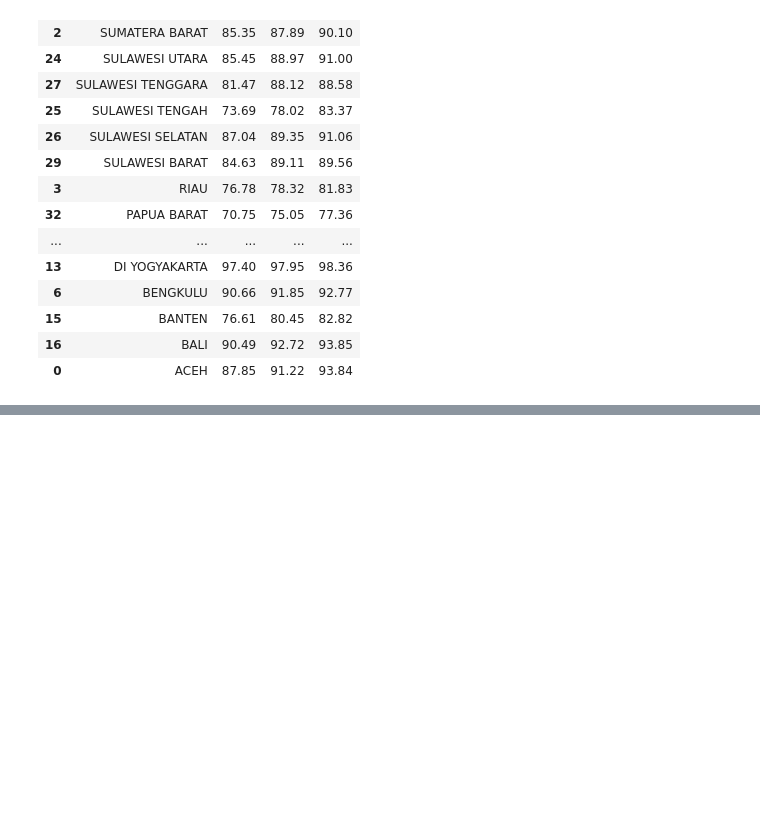
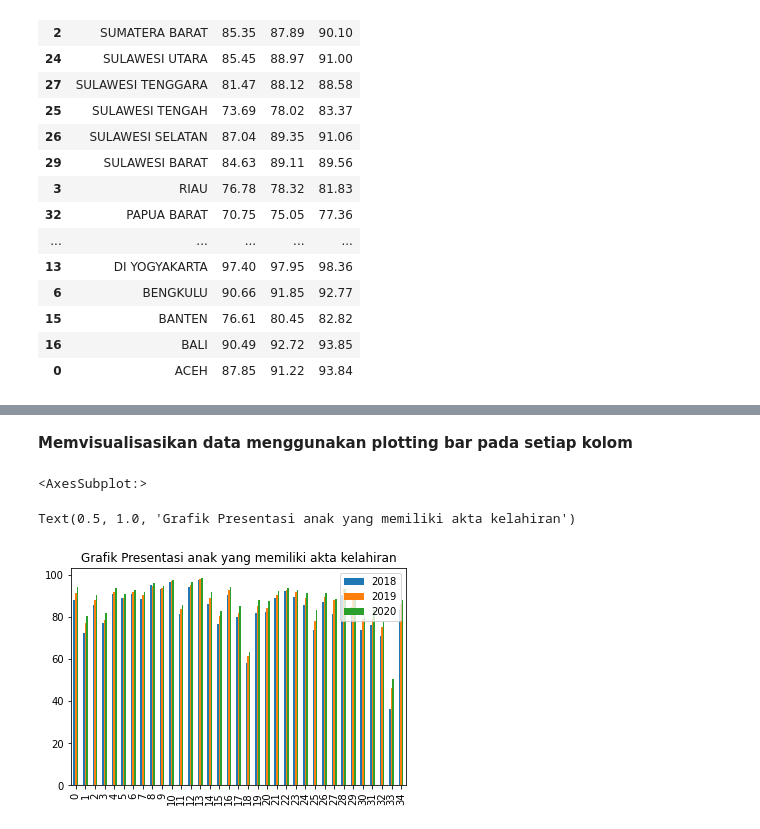
Before and after one commit to Kamaludin08/Project-Python, a Jupyter notebook: Project.ipynb, the cells around one changed output, grey strips where cells are left out. Cells and saved outputs as stored; diff of their text form; code cells hidden in the pictures; blank space fills up the shorter version.

```diff
--- a/Project.ipynb
+++ b/Project.ipynb
@@ -131,0 +248,9 @@ display(data_persentase.sort_values(by = 'Provinsi', ascending = 0))
+# %% [markdown]
+<b>Memvisualisasikan data menggunakan plotting bar pada setiap kolom<b>
+# %%
+display(data_persentase.plot(kind='bar'))
+plt.title('Grafik Presentasi anak yang memiliki akta kelahiran')
+# %% [output]
+<AxesSubplot:>
+Text(0.5, 1.0, 'Grafik Presentasi anak yang memiliki akta kelahiran')
+[figure, added]
```
Also changed, not shown: parts of 28 cells of this notebook.
